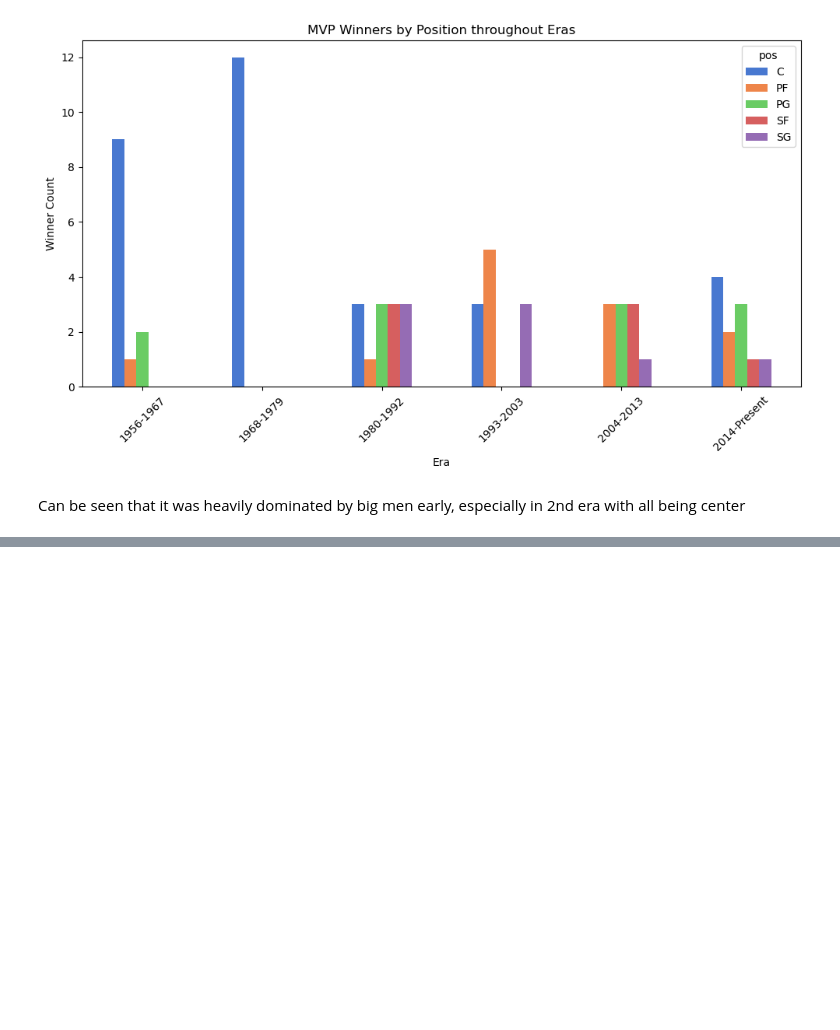
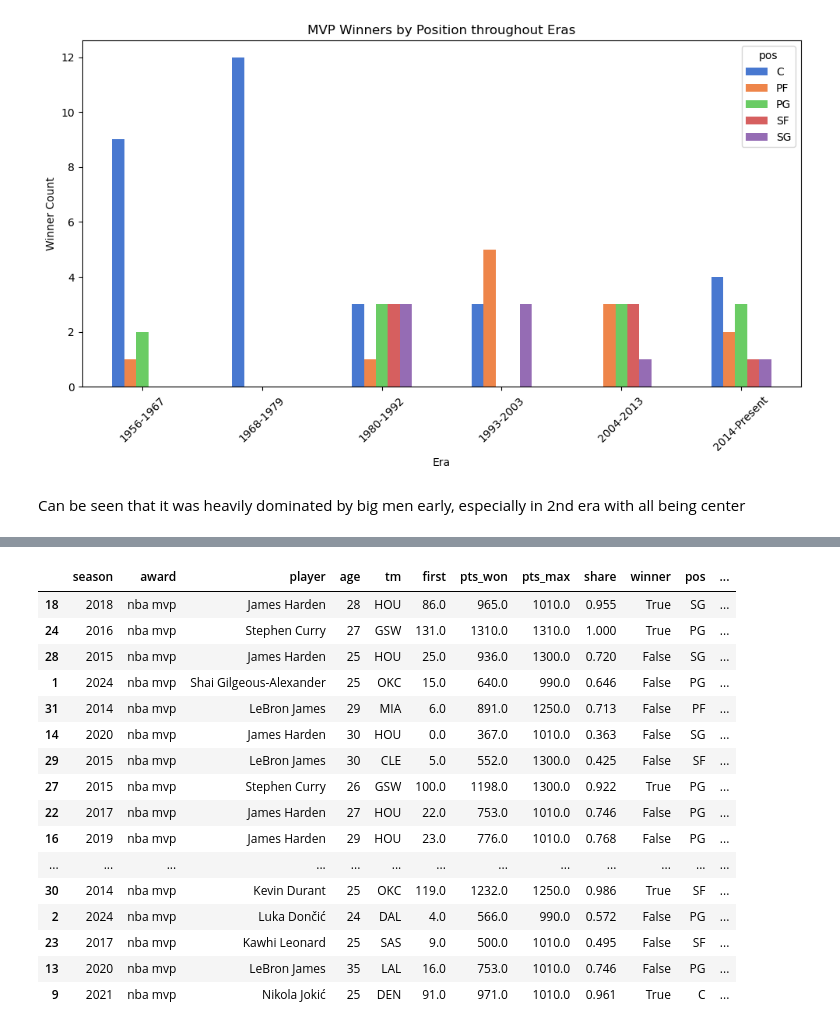
Before and after one commit to schao021/NBA_Award_Trends_and_Predictor, a Jupyter notebook: Award_Analysis.ipynb, the cells around one changed output, grey strips where cells are left out. Saved outputs shown, nothing was run; the diff lists cells and outputs as text; code cells hidden in the pictures; blank space fills up the shorter version.

Commit message:
Added a similarity_metric using euclidean

```diff
--- a/Award_Analysis.ipynb
+++ b/Award_Analysis.ipynb
@@ -358,0 +308,11 @@ plt.show()
+# %%
+position_map = {
+    'C': 'Center',
+    'PF': 'Forward',
+    'SF': 'Forward',
+    'SG': 'Guard',
+    'PG': 'Guard',
+}
+df_merged_mvp['Position_Group'] = df_merged_mvp['pos'].map(position_map) # .map uses the dictionary postion_map and give it the value
+mvp_profile = df_merged_mvp.groupby(['Era', 'Position_Group'], observed=False)[['PTS', 'TRB', 'AST', 'STL', 'BLK']].agg(['median'])
+mvp_profile
@@ -358,0 +339,17 @@ plt.show()
+# %%
+df_mvp_top_3 = df_mvp.groupby('season').head(3)
+df_merged_top_3 = pd.merge(df_mvp_top_3, df_player_seasons, on=['season', 'player'], suffixes=(' ', '_y'))
+df_merged_top_3.drop(df_merged_top_3.filter(regex='_y$').columns, axis=1, inplace=True)
+df_merged_top_3.columns = df_merged_top_3.columns.str.strip() # Need to clean this up because although age looked like 'age', there are hidden spaces
+df_merged_top_3 = pd.merge(df_merged_top_3, df_team, on=['season','team'])
+df_merged_top_3['Win_%'] = df_merged_top_3['w']/(df_merged_top_3['w'] + df_merged_top_3['l']) * 100
+df_merged_top_3['Win_%'] = df_merged_top_3['Win_%'].round(2)
+df_merged_top_3
+# Create Eras to group players
+era_bins = [1956, 1968, 1980, 1993, 2004, 2014, 2025]
+era_labels = ['1956-1967', '1968-1979', '1980-1992', '1993-2003', '2004-2013', '2014-Present']
+df_merged_top_3['Era'] = pd.cut(df_merged_top_3['season'], bins=era_bins, labels=era_labels, right=False)
+df_merged_top_3['experience'] = df_merged_top_3['experience'].astype('Int64')
+df_merged_top_3['gs'] = df_merged_top_3['gs'].astype('Int64')
+df_merged_top_3['Position_Group'] = df_merged_top_3['pos'].map(position_map) # .map uses the dictionary postion_map and give it the value
+df_merged_top_3
@@ -358,0 +370,33 @@ plt.show()
+# %%
+from sklearn.preprocessing import StandardScaler
+df_recent = df_merged_top_3[(df_merged_top_3['Era'] == '2014-Present')].copy()
+features = ['PTS', 'TRB', 'AST', 'STL', 'BLK']
+scaler = StandardScaler()
+scaled_all = scaler.fit_transform(df_recent[features])
+selected_profile = mvp_profile.loc[('2014-Present', 'Guard')].values
+scaled_profile = scaler.transform([selected_profile])
+# %%
+from sklearn.metrics.pairwise import euclidean_distances
+distances = euclidean_distances(scaled_all, scaled_profile)
+df_recent['mvp_distance'] = distances
+# %%
+closest_mvp = df_recent.sort_values('mvp_distance').head(20)
+closest_mvp
+# %% [output]
+|  | season | award | player | age | tm | first | pts_won | pts_max | share | winner | pos | ... |
+| 18 | 2018 | nba mvp | James Harden | 28 | HOU | 86.0 | 965.0 | 1010.0 | 0.955 | True | SG | ... |
+| 24 | 2016 | nba mvp | Stephen Curry | 27 | GSW | 131.0 | 1310.0 | 1310.0 | 1.000 | True | PG | ... |
+| 28 | 2015 | nba mvp | James Harden | 25 | HOU | 25.0 | 936.0 | 1300.0 | 0.720 | False | SG | ... |
+| 1 | 2024 | nba mvp | Shai Gilgeous-Alexander | 25 | OKC | 15.0 | 640.0 | 990.0 | 0.646 | False | PG | ... |
+| 31 | 2014 | nba mvp | LeBron James | 29 | MIA | 6.0 | 891.0 | 1250.0 | 0.713 | False | PF | ... |
+| 14 | 2020 | nba mvp | James Harden | 30 | HOU | 0.0 | 367.0 | 1010.0 | 0.363 | False | SG | ... |
+| 29 | 2015 | nba mvp | LeBron James | 30 | CLE | 5.0 | 552.0 | 1300.0 | 0.425 | False | SF | ... |
+| 27 | 2015 | nba mvp | Stephen Curry | 26 | GSW | 100.0 | 1198.0 | 1300.0 | 0.922 | True | PG | ... |
+| 22 | 2017 | nba mvp | James Harden | 27 | HOU | 22.0 | 753.0 | 1010.0 | 0.746 | False | PG | ... |
+| 16 | 2019 | nba mvp | James Harden | 29 | HOU | 23.0 | 776.0 | 1010.0 | 0.768 | False | PG | ... |
+| ... | ... | ... | ... | ... | ... | ... | ... | ... | ... | ... | ... | ... |
+| 30 | 2014 | nba mvp | Kevin Durant | 25 | OKC | 119.0 | 1232.0 | 1250.0 | 0.986 | True | SF | ... |
+| 2 | 2024 | nba mvp | Luka Dončić | 24 | DAL | 4.0 | 566.0 | 990.0 | 0.572 | False | PG | ... |
+| 23 | 2017 | nba mvp | Kawhi Leonard | 25 | SAS | 9.0 | 500.0 | 1010.0 | 0.495 | False | SF | ... |
+| 13 | 2020 | nba mvp | LeBron James | 35 | LAL | 16.0 | 753.0 | 1010.0 | 0.746 | False | PG | ... |
+| 9 | 2021 | nba mvp | Nikola Jokić | 25 | DEN | 91.0 | 971.0 | 1010.0 | 0.961 | True | C | ... |
```
Also changed, not shown: parts of 21 cells of this notebook.
